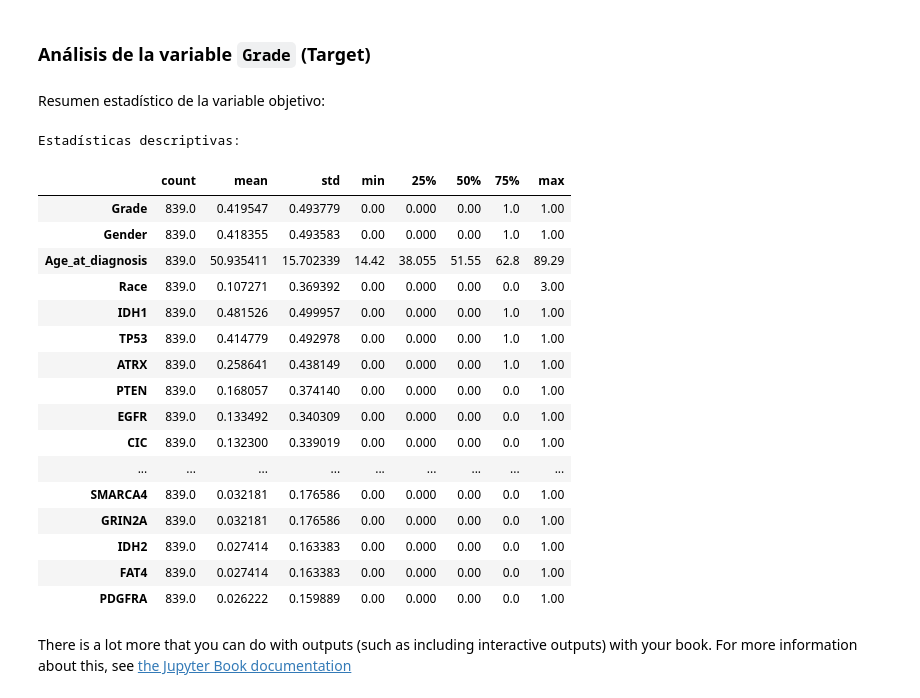
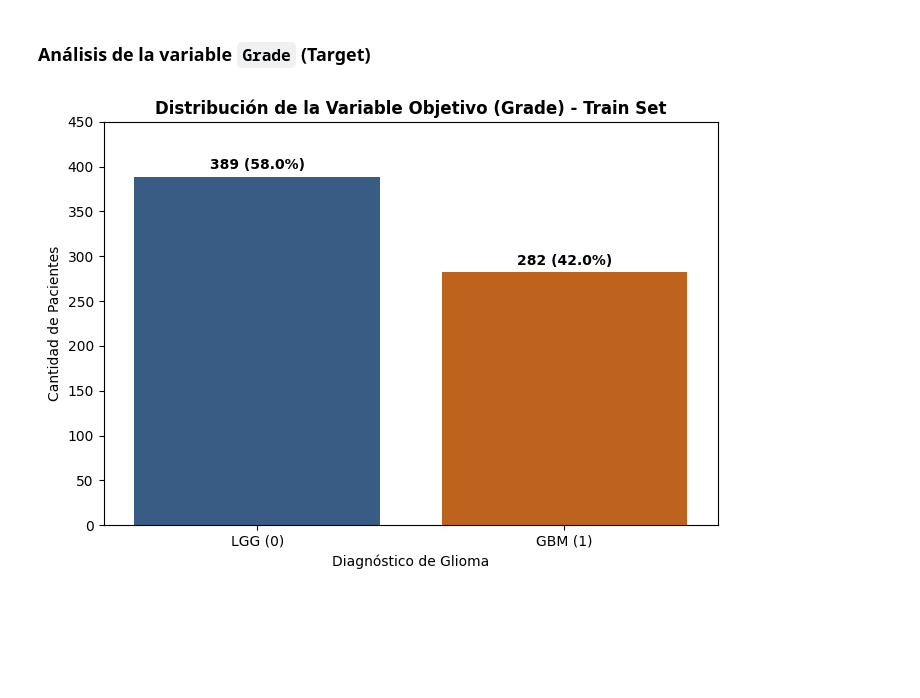
Before and after one commit to joshua2412-a/Prueba, a Jupyter notebook: _sources/notebooks2.ipynb, the cells around one changed output. Cells and saved outputs as stored; diff of their text form; code cells hidden in the pictures; blank space fills up the shorter version.

Commit message:
Update documentation

```diff
--- a/_sources/notebooks2.ipynb
+++ b/_sources/notebooks2.ipynb
@@ -215,30 +215,40 @@ Para asegurar una evaluación rigurosa del modelo y prevenir la fuga de datos, e
 ## Análisis Univariado de variables
 # %% [markdown]
 ### Análisis de la variable `Grade` (Target)
-# %% [markdown]
-Resumen estadístico de la variable objetivo:
-# %%
-print("\nEstadísticas descriptivas:")
-display(df_info.describe().T)
-# %% [output]
-Estadísticas descriptivas:
-|  | count | mean | std | min | 25% | 50% | 75% | max |
-| Grade | 839.0 | 0.419547 | 0.493779 | 0.00 | 0.000 | 0.00 | 1.0 | 1.00 |
-| Gender | 839.0 | 0.418355 | 0.493583 | 0.00 | 0.000 | 0.00 | 1.0 | 1.00 |
-| Age_at_diagnosis | 839.0 | 50.935411 | 15.702339 | 14.42 | 38.055 | 51.55 | 62.8 | 89.29 |
-| Race | 839.0 | 0.107271 | 0.369392 | 0.00 | 0.000 | 0.00 | 0.0 | 3.00 |
-| IDH1 | 839.0 | 0.481526 | 0.499957 | 0.00 | 0.000 | 0.00 | 1.0 | 1.00 |
-| TP53 | 839.0 | 0.414779 | 0.492978 | 0.00 | 0.000 | 0.00 | 1.0 | 1.00 |
-| ATRX | 839.0 | 0.258641 | 0.438149 | 0.00 | 0.000 | 0.00 | 1.0 | 1.00 |
-| PTEN | 839.0 | 0.168057 | 0.374140 | 0.00 | 0.000 | 0.00 | 0.0 | 1.00 |
-| EGFR | 839.0 | 0.133492 | 0.340309 | 0.00 | 0.000 | 0.00 | 0.0 | 1.00 |
-| CIC | 839.0 | 0.132300 | 0.339019 | 0.00 | 0.000 | 0.00 | 0.0 | 1.00 |
-| ... | ... | ... | ... | ... | ... | ... | ... | ... |
-| SMARCA4 | 839.0 | 0.032181 | 0.176586 | 0.00 | 0.000 | 0.00 | 0.0 | 1.00 |
-| GRIN2A | 839.0 | 0.032181 | 0.176586 | 0.00 | 0.000 | 0.00 | 0.0 | 1.00 |
-| IDH2 | 839.0 | 0.027414 | 0.163383 | 0.00 | 0.000 | 0.00 | 0.0 | 1.00 |
-| FAT4 | 839.0 | 0.027414 | 0.163383 | 0.00 | 0.000 | 0.00 | 0.0 | 1.00 |
-| PDGFRA | 839.0 | 0.026222 | 0.159889 | 0.00 | 0.000 | 0.00 | 0.0 | 1.00 |
-# %% [markdown]
-There is a lot more that you can do with outputs (such as including interactive outputs)
-with your book. For more information about this, see [the Jupyter Book documentation](https://jupyterbook.org)
+# %%
+counts = y_train.value_counts()
+props = y_train.value_counts(normalize=True) * 100
+
+summary_df = pd.DataFrame({
+    'Clase': ['LGG (0)', 'GBM (1)'],
+    'Pacientes': [counts[0], counts[1]],
+    'Proporción (%)': [props[0].round(1), props[1].round(1)]
+})
+
+# 3. Visualización
+plt.figure(figsize=(7, 5))
+ax = sns.barplot(
+    data=summary_df,
+    x='Clase',
+    y='Pacientes',
+    palette=['#2b5c8f', '#d95f02']
+)
+
+plt.title('Distribución de la Variable Objetivo (Grade) - Train Set', fontsize=12, fontweight='bold')
+plt.xlabel('Diagnóstico de Glioma', fontsize=10)
+plt.ylabel('Cantidad de Pacientes', fontsize=10)
+plt.ylim(0, 450)
+
+# Etiquetas numéricas sobre las barras
+for i, p in enumerate(ax.patches):
+    height = p.get_height()
+    pct = summary_df['Proporción (%)'][i]
+    ax.annotate(f'{int(height)} ({pct}%)',
+                (p.get_x() + p.get_width() / 2., height),
+                ha='center', va='center', xytext=(0, 8),
+                textcoords='offset points', fontweight='bold')
+
+plt.tight_layout()
+plt.show()
+# %% [output]
+[figure, added]
```
Also changed, not shown: parts of 6 cells of this notebook, 4 other files.
